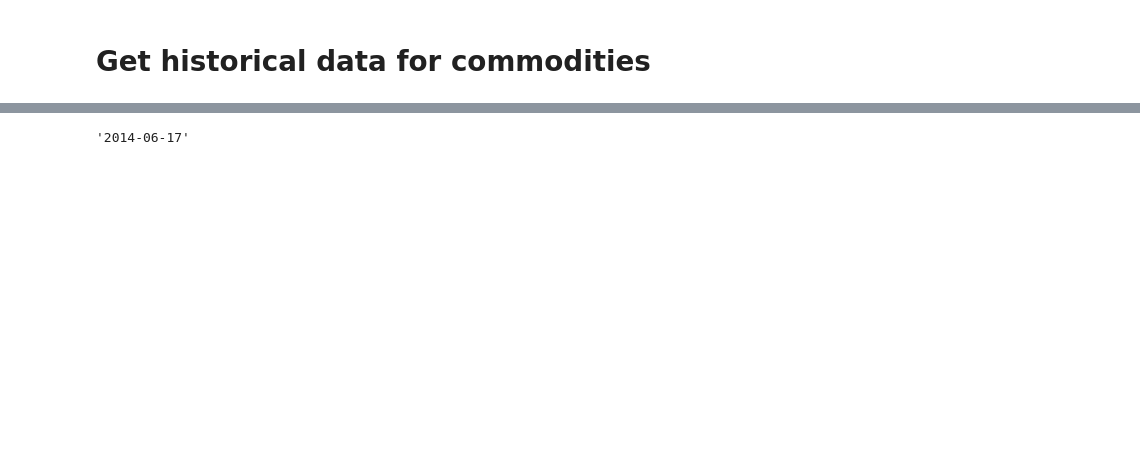
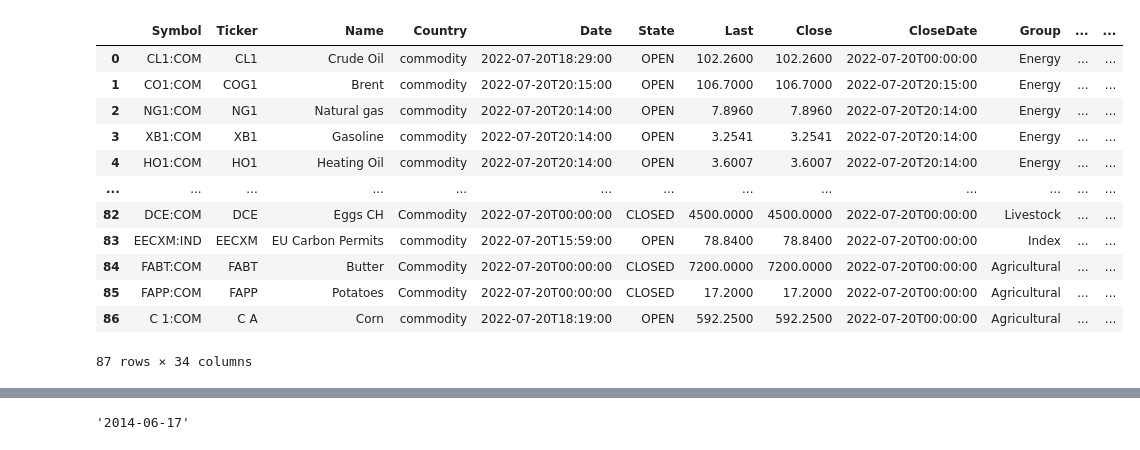
Before and after one commit to tradingeconomics/notebooks, a Jupyter notebook: Commodities/TE_Commodity_Index.ipynb, the cells around one changed output, grey strips where cells are left out. Cells and saved outputs as stored; diff of their text form; code cells hidden in the pictures; blank space fills up the shorter version.

```diff
--- a/Commodities/TE_Commodity_Index.ipynb
+++ b/Commodities/TE_Commodity_Index.ipynb
@@ -5,11 +4,24 @@ import matplotlib.dates as md
 import matplotlib.pyplot as plt
 # %%
 te.login('jupyter:jupyter'); # Signup for a free API key at https://developer.tradingeconomics.com/
-# %% [markdown]
-# Get historical data for commodities
 # %%
 # Get commodities data
 data = te.getMarketsData(marketsField = 'commodities', output_type = 'df')
+data
+# %% [output]
+|  | Symbol | Ticker | Name | Country | Date | State | Last | Close | CloseDate | Group | ... | ... |
+| 0 | CL1:COM | CL1 | Crude Oil | commodity | 2022-07-20T18:29:00 | OPEN | 102.2600 | 102.2600 | 2022-07-20T00:00:00 | Energy | ... | ... |
+| 1 | CO1:COM | COG1 | Brent | commodity | 2022-07-20T20:15:00 | OPEN | 106.7000 | 106.7000 | 2022-07-20T20:15:00 | Energy | ... | ... |
+| 2 | NG1:COM | NG1 | Natural gas | commodity | 2022-07-20T20:14:00 | OPEN | 7.8960 | 7.8960 | 2022-07-20T20:14:00 | Energy | ... | ... |
+| 3 | XB1:COM | XB1 | Gasoline | commodity | 2022-07-20T20:14:00 | OPEN | 3.2541 | 3.2541 | 2022-07-20T20:14:00 | Energy | ... | ... |
+| 4 | HO1:COM | HO1 | Heating Oil | commodity | 2022-07-20T20:14:00 | OPEN | 3.6007 | 3.6007 | 2022-07-20T20:14:00 | Energy | ... | ... |
+| ... | ... | ... | ... | ... | ... | ... | ... | ... | ... | ... | ... | ... |
+| 82 | DCE:COM | DCE | Eggs CH | Commodity | 2022-07-20T00:00:00 | CLOSED | 4500.0000 | 4500.0000 | 2022-07-20T00:00:00 | Livestock | ... | ... |
+| 83 | EECXM:IND | EECXM | EU Carbon Permits | commodity | 2022-07-20T15:59:00 | OPEN | 78.8400 | 78.8400 | 2022-07-20T00:00:00 | Index | ... | ... |
+| 84 | FABT:COM | FABT | Butter | Commodity | 2022-07-20T00:00:00 | CLOSED | 7200.0000 | 7200.0000 | 2022-07-20T00:00:00 | Agricultural | ... | ... |
+| 85 | FAPP:COM | FAPP | Potatoes | Commodity | 2022-07-20T00:00:00 | CLOSED | 17.2000 | 17.2000 | 2022-07-20T00:00:00 | Agricultural | ... | ... |
+| 86 | C 1:COM | C A | Corn | commodity | 2022-07-20T18:19:00 | OPEN | 592.2500 | 592.2500 | 2022-07-20T00:00:00 | Agricultural | ... | ... |
+87 rows × 34 columns
 # %%
 commodities_group = data.query(f'Group == "Energy"') # Choose any commodity.
 comm_symbols = commodities_group['Symbol'].tolist()
```
Also changed, not shown: parts of 15 cells of this notebook, 1 other file.
